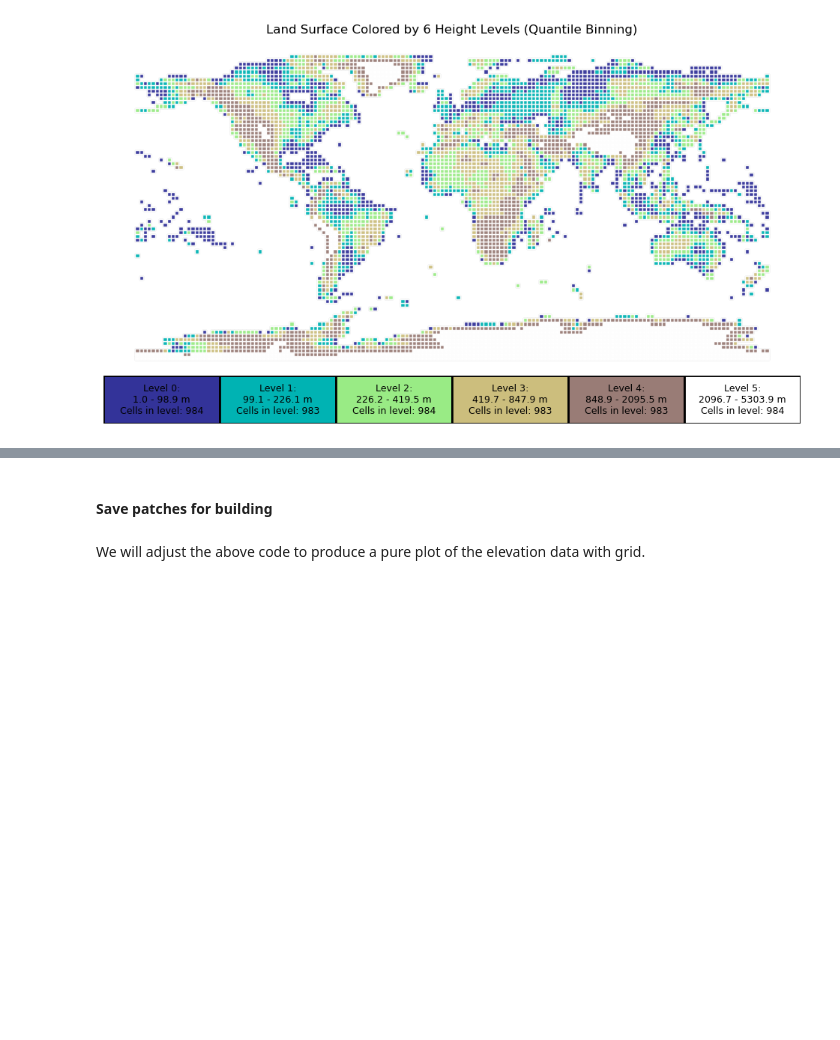
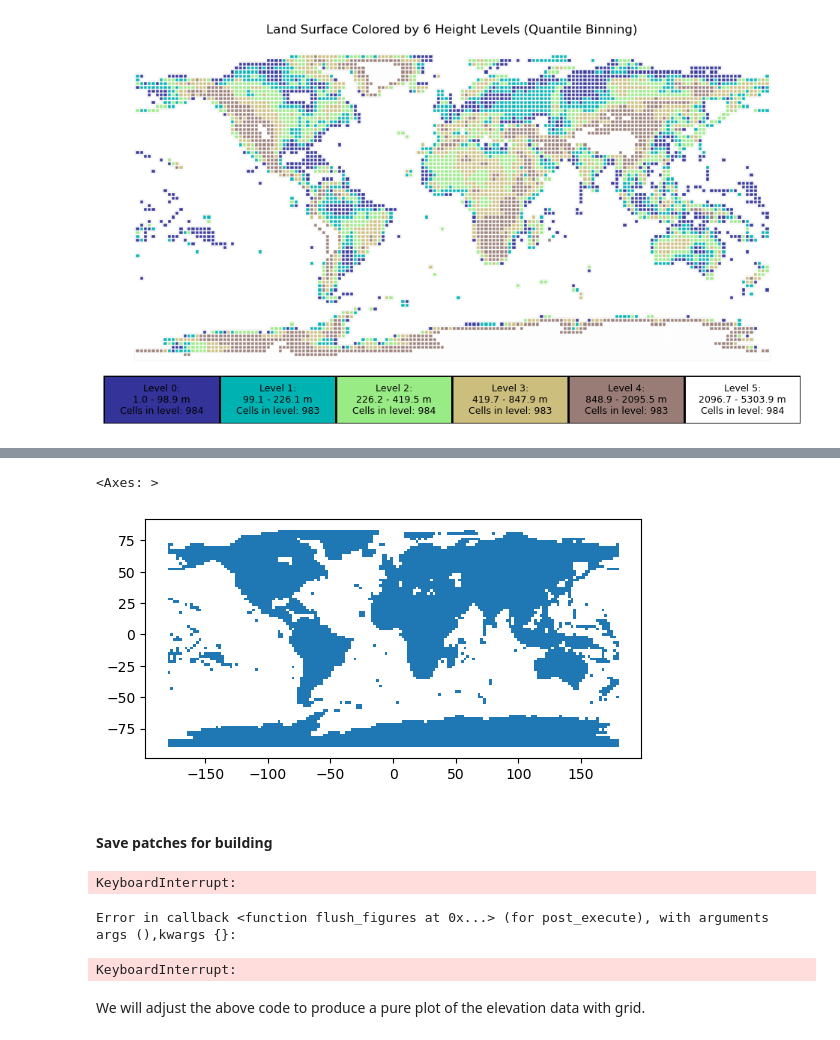
Before and after one commit to sralter/lego_world_map, a Jupyter notebook: lego_world_map.ipynb, the cells around one changed output, grey strips where cells are left out. Saved outputs shown, nothing was run; the diff lists cells and outputs as text; code cells hidden in the pictures; blank space fills up the shorter version.

```diff
--- a/lego_world_map.ipynb
+++ b/lego_world_map.ipynb
@@ -676,5 +687,73 @@ plt.show()
+# %%
+gdf_land.iloc[:,0].plot()
+# %% [output]
+<Axes: >
+[figure, added]
 # %% [markdown]
 #### Save patches for building
+# %%
+import geopandas as gpd
+from shapely.geometry import box
+import matplotlib.pyplot as plt
+from joblib import Parallel, delayed
+
+# Define the number of rows and columns for the grid
+n_rows, n_cols = 16, 16
+
+# Get the bounds of the gdf_land
+xmin, ymin, xmax, ymax = gdf_land.total_bounds
+
+# Calculate the width and height of each grid cell
+cell_width = (xmax - xmin) / n_cols
+cell_height = (ymax - ymin) / n_rows
+
+# Create a grid of bounding boxes for the patches
+grid_cells = [
+    box(xmin + j * cell_width, ymin + i * cell_height,
+        xmin + (j + 1) * cell_width, ymin + (i + 1) * cell_height)
+    for i in range(n_rows) for j in range(n_cols)
+]
+
+# Assign each grid cell an index
+grid_gdf = gpd.GeoDataFrame({'geometry': grid_cells}, crs=gdf_land.crs)
+
+# Create spatial index for gdf_land
+spatial_index = gdf_land.sindex
+
+# Create the figure and subplots with shared axes
+fig, axs = plt.subplots(
+    n_rows, n_cols, figsize=(20, 20),
+    constrained_layout=True, sharex=True, sharey=True
+)
+
+# Define a function to process each grid cell
+def process_cell(cell, idx):
+    row, col = divmod(idx, n_cols)
+    ax = axs[row, col]
+
+    # Efficiently find polygons within the cell using the spatial index
+    possible_matches_index = list(spatial_index.intersection(cell.bounds))
+    cell_gdf_land = gdf_land.iloc[possible_matches_index]
+    cell_gdf_land = cell_gdf_land[cell_gdf_land.intersects(cell)]
+
+    if not cell_gdf_land.empty:
+        # Plot the clipped GeoDataFrame
+        cell_gdf_land.plot(ax=ax, column='height_level', cmap=cmap, edgecolor='white', alpha=0.8)
+        # Plot the grid cell boundary
+        gpd.GeoSeries([cell]).boundary.plot(ax=ax, edgecolor='black', linewidth=0.5)
+
+    # Turn off axis for the subplot
+    ax.axis('off')
+
+# Parallelize the process across all cells
+Parallel(n_jobs=-1)(delayed(process_cell)(cell, idx) for idx, cell in enumerate(grid_cells))
+
+# Show the final plot
+plt.show()
+# %% [output]
+KeyboardInterrupt:
+Error in callback <function flush_figures at 0x...> (for post_execute), with arguments args (),kwargs {}:
+KeyboardInterrupt:
 # %% [markdown]
 We will adjust the above code to produce a pure plot of the elevation data with grid.
 # %%
```
Also changed, not shown: parts of 1 cell of this notebook, 6 other files.
